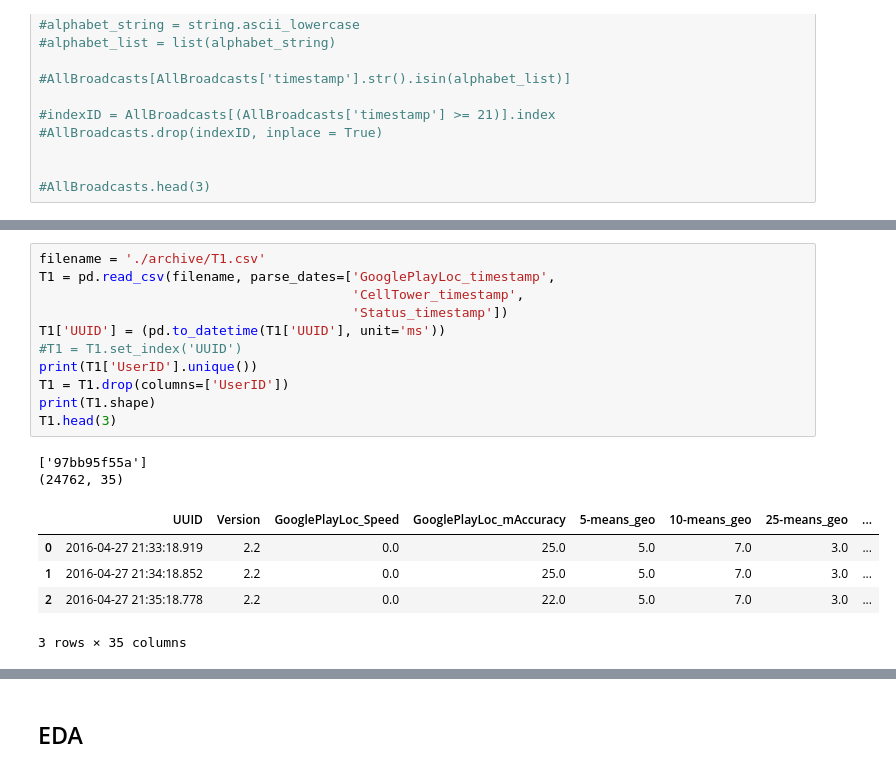
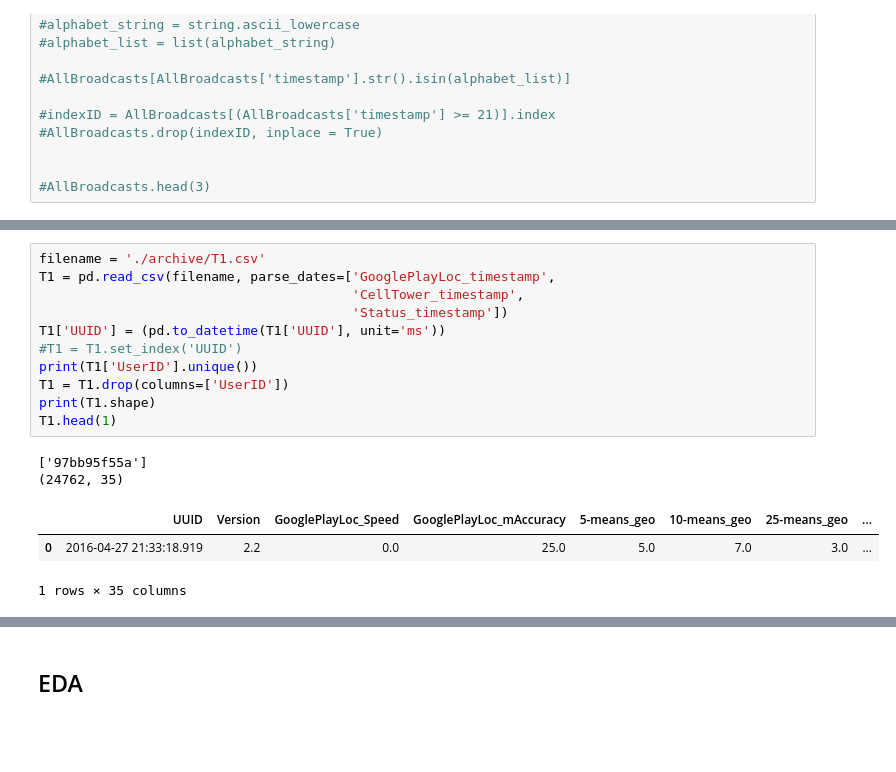
Before and after one commit to kentlingcampbell/project_SherLock, a Jupyter notebook: SherLock.ipynb, the cells around one changed output, grey strips where cells are left out. Cells and saved outputs as stored; diff of their text form; blank space fills up the shorter version.

```diff
--- a/SherLock.ipynb
+++ b/SherLock.ipynb
@@ -189,22 +175,20 @@ T0.head(3)
 # %%
 filename = './archive/T1.csv'
 T1 = pd.read_csv(filename, parse_dates=['GooglePlayLoc_timestamp',
                                         'CellTower_timestamp',
                                         'Status_timestamp'])
 T1['UUID'] = (pd.to_datetime(T1['UUID'], unit='ms'))
 #T1 = T1.set_index('UUID')
 print(T1['UserID'].unique())
 T1 = T1.drop(columns=['UserID'])
 print(T1.shape)
-T1.head(3)
+T1.head(1)
 # %% [output]
 ['97bb95f55a']
 (24762, 35)
 |  | UUID | Version | GooglePlayLoc_Speed | GooglePlayLoc_mAccuracy | 5-means_geo | 10-means_geo | 25-means_geo | ... |
 | 0 | 2016-04-27 21:33:18.919 | 2.2 | 0.0 | 25.0 | 5.0 | 7.0 | 3.0 | ... |
-| 1 | 2016-04-27 21:34:18.852 | 2.2 | 0.0 | 25.0 | 5.0 | 7.0 | 3.0 | ... |
-| 2 | 2016-04-27 21:35:18.778 | 2.2 | 0.0 | 22.0 | 5.0 | 7.0 | 3.0 | ... |
-3 rows × 35 columns
+1 rows × 35 columns
 # %%
 filename = './archive/T2.csv'
 T2 = pd.read_csv(filename, parse_dates=['TimeStemp'], low_memory=False)
```
Also changed, not shown: parts of 28 cells of this notebook.
